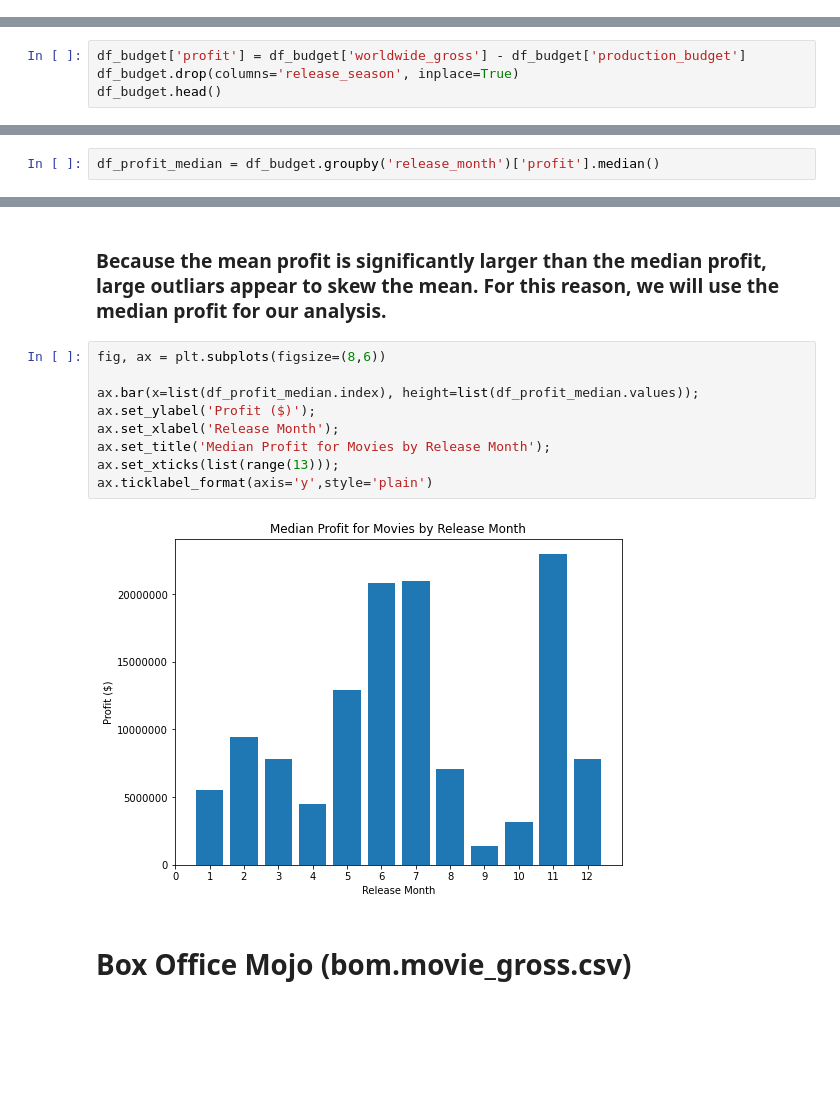
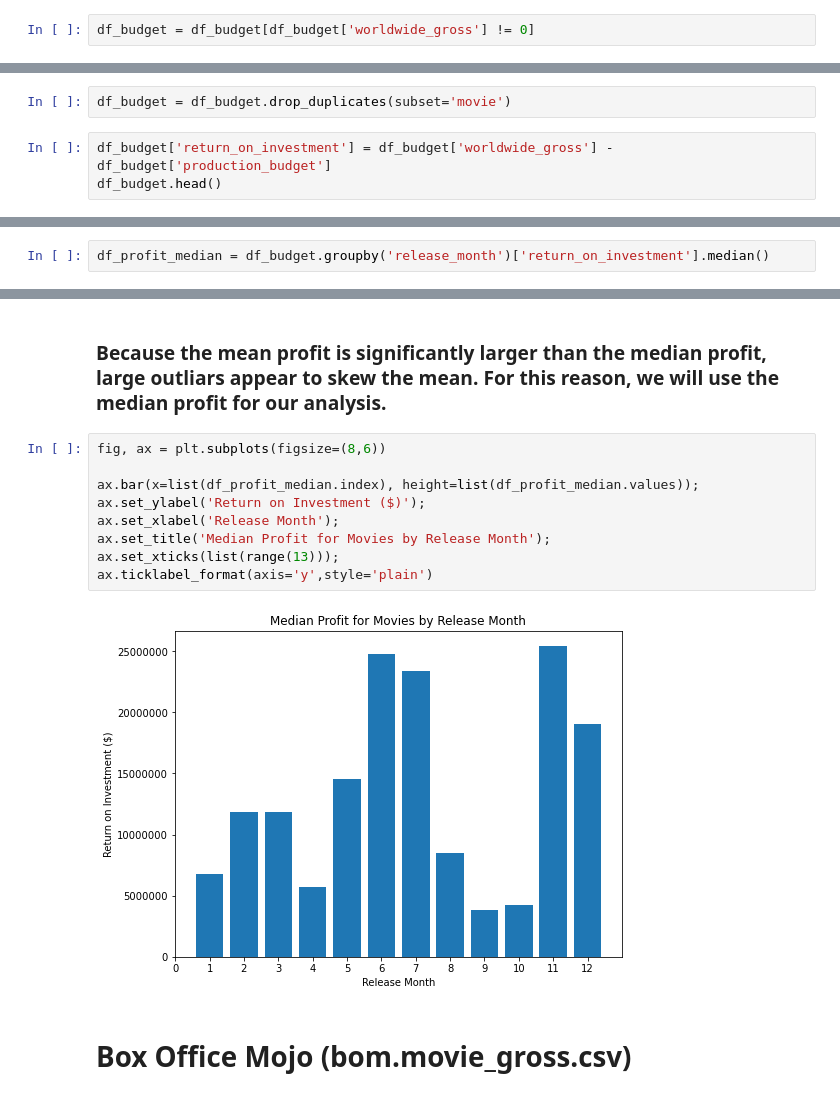
Before and after one commit to ThomasHChapman/p1_project, a Jupyter notebook: ZachWorkingNotebook.ipynb, the cells around one changed output, grey strips where cells are left out. Cells and saved outputs as stored; diff of their text form; blank space fills up the shorter version.

Commit message:
complete data visualization in working notebook

```diff
--- a/ZachWorkingNotebook.ipynb
+++ b/ZachWorkingNotebook.ipynb
@@ -522,0 +619,2 @@ df_budget['worldwide_gross'] = df_budget['worldwide_gross'].astype(int)
+# %%
+df_budget = df_budget[df_budget['worldwide_gross'] != 0]
@@ -523,6 +625,7 @@ df_budget['worldwide_gross'] = df_budget['worldwide_gross'].astype(int)
+# %%
+df_budget = df_budget.drop_duplicates(subset='movie')
 # %%
-df_budget['profit'] = df_budget['worldwide_gross'] - df_budget['production_budget']
-df_budget.drop(columns='release_season', inplace=True)
+df_budget['return_on_investment'] = df_budget['worldwide_gross'] - df_budget['production_budget']
 df_budget.head()
 # %% [output]
 |  | release_date | movie | production_budget | domestic_gross | worldwide_gross | release_year | ... |
@@ -538,5 +656,5 @@ df_profit_mean = df_budget.groupby('release_month')['profit'].mean()
 # %%
-df_profit_median = df_budget.groupby('release_month')['profit'].median()
+df_profit_median = df_budget.groupby('release_month')['return_on_investment'].median()
 # %%
 df_budget.describe()
 # %% [output]
@@ -554,14 +690,14 @@ df_budget.describe()
 # %%
 fig, ax = plt.subplots(figsize=(8,6))
 
 ax.bar(x=list(df_profit_median.index), height=list(df_profit_median.values));
-ax.set_ylabel('Profit ($)');
+ax.set_ylabel('Return on Investment ($)');
 ax.set_xlabel('Release Month');
 ax.set_title('Median Profit for Movies by Release Month');
 ax.set_xticks(list(range(13)));
 ax.ticklabel_format(axis='y',style='plain')
 # %% [output]
-[figure, old version]
+[figure, new version]
 # %% [markdown]
 # Box Office Mojo (bom.movie_gross.csv)
 # %%
```
Also changed, not shown: parts of 46 cells of this notebook, 1 other file.
